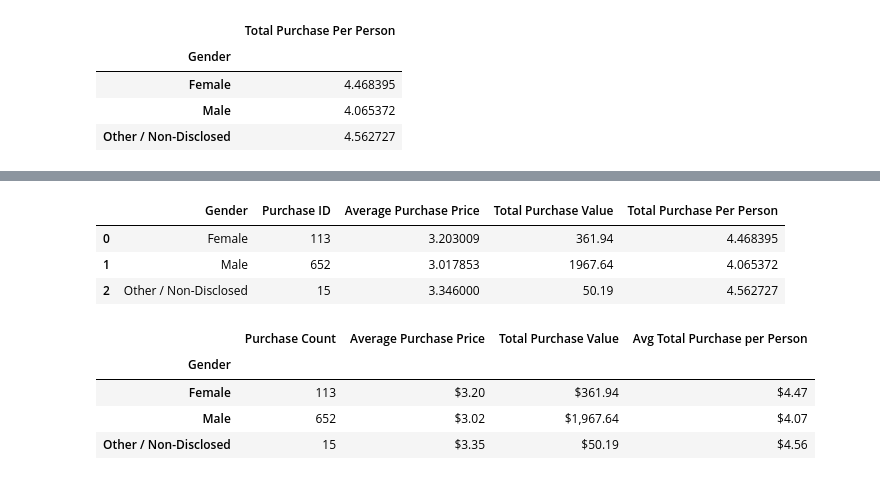
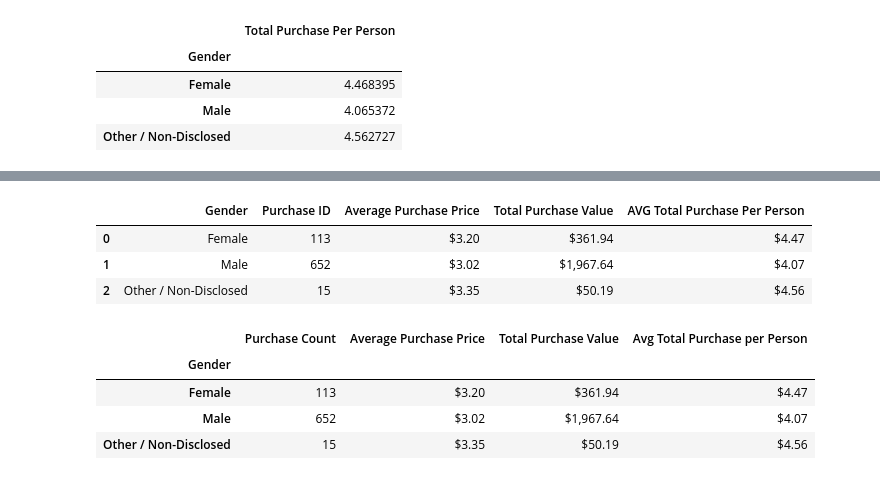
Before and after one commit to JoeKell/MicroTransactionAnalysis, a Jupyter notebook: HeroesOfPymoli/HeroesOfPymoli_final.ipynb, the cells around one changed output, grey strips where cells are left out. Cells and saved outputs as stored; diff of their text form; code cells hidden in the pictures.

Commit message:
Finished with the By gender breakdowns, rest should come easier.

```diff
--- a/HeroesOfPymoli/HeroesOfPymoli_final.ipynb
+++ b/HeroesOfPymoli/HeroesOfPymoli_final.ipynb
@@ -139,22 +136,22 @@ GRP.head()
 # %%
 Gen_Purch=Gender_grp["Purchase ID"].count().reset_index()
 Gen_Purch=pd.merge(Gen_Purch,Gender_grp["Price"].mean().reset_index(name="Average Purchase Price"),on="Gender")
 Gen_Purch=pd.merge(Gen_Purch,Gender_grp["Price"].sum().reset_index(name="Total Purchase Value"),on="Gender")
 #Wow. Took a long time to get this neext line of code, but totally worth it.
-Gen_Purch=pd.merge(Gen_Purch,purchase_data.groupby(["Gender","SN"])["Price"].sum().reset_index(level=0,name="Total Purchase Per Person").reset_index(drop=True).groupby(["Gender"]).mean(),on="Gender")
+Gen_Purch=pd.merge(Gen_Purch,purchase_data.groupby(["Gender","SN"])["Price"].sum().reset_index(level=0,name="AVG Total Purchase Per Person").reset_index(drop=True).groupby(["Gender"]).mean(),on="Gender")
 
 #Cleaning up formatting
 Clean_Gen_Purch=Gen_Purch
-Clean_Gen_Purch["Average Purchase Price"]=
-Clean_Gen_Purch["Total Purchase Value"]=
-Clean_Gen_Purch["Total Purchase Per Person"]=
+Clean_Gen_Purch["Average Purchase Price"]=Clean_Gen_Purch["Average Purchase Price"].map("${:,.2f}".format)
+Clean_Gen_Purch["Total Purchase Value"]=Clean_Gen_Purch["Total Purchase Value"].map("${:,.2f}".format)
+Clean_Gen_Purch["AVG Total Purchase Per Person"]=Clean_Gen_Purch["AVG Total Purchase Per Person"].map("${:,.2f}".format)
 
 Clean_Gen_Purch
 # %% [output]
-|  | Gender | Purchase ID | Average Purchase Price | Total Purchase Value | Total Purchase Per Person |
-| 0 | Female | 113 | 3.203009 | 361.94 | 4.468395 |
-| 1 | Male | 652 | 3.017853 | 1967.64 | 4.065372 |
-| 2 | Other / Non-Disclosed | 15 | 3.346000 | 50.19 | 4.562727 |
+|  | Gender | Purchase ID | Average Purchase Price | Total Purchase Value | AVG Total Purchase Per Person |
+| 0 | Female | 113 | $3.20 | $361.94 | $4.47 |
+| 1 | Male | 652 | $3.02 | $1,967.64 | $4.07 |
+| 2 | Other / Non-Disclosed | 15 | $3.35 | $50.19 | $4.56 |
 # %%
 # %% [output]
 |  | Purchase Count | Average Purchase Price | Total Purchase Value | Avg Total Purchase per Person |
```
Also changed, not shown: parts of 2 cells of this notebook.
